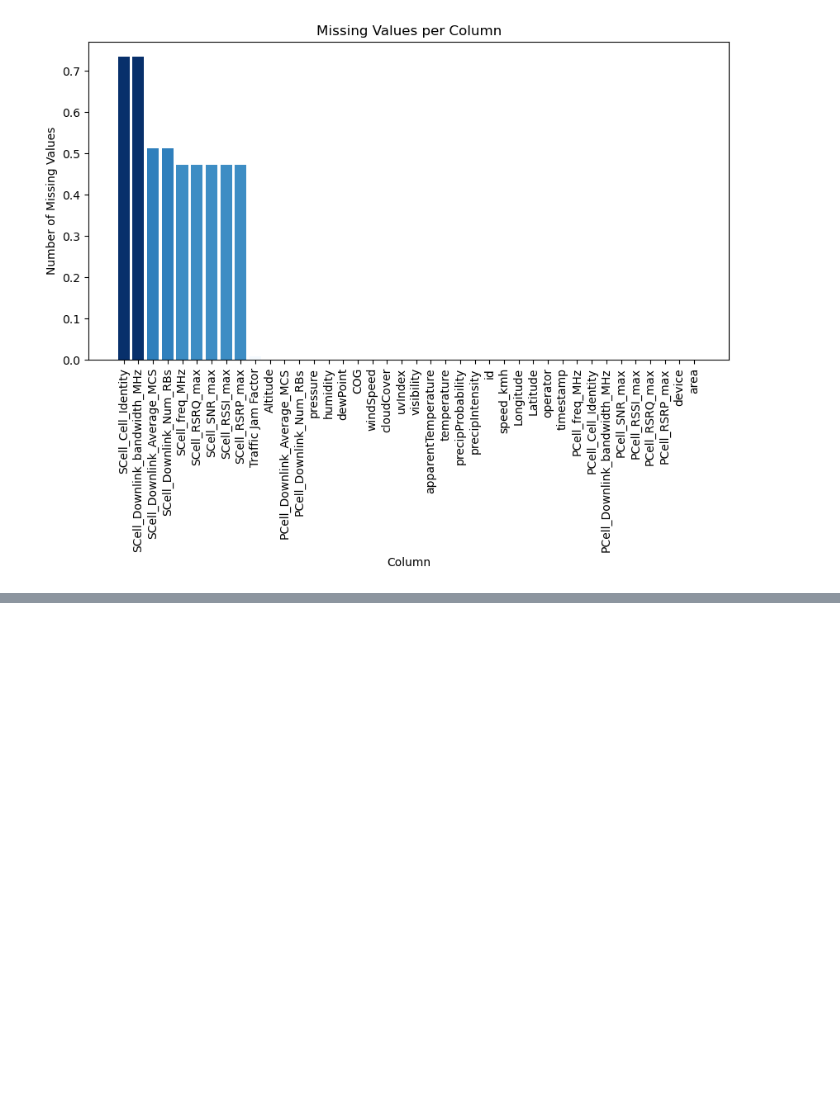
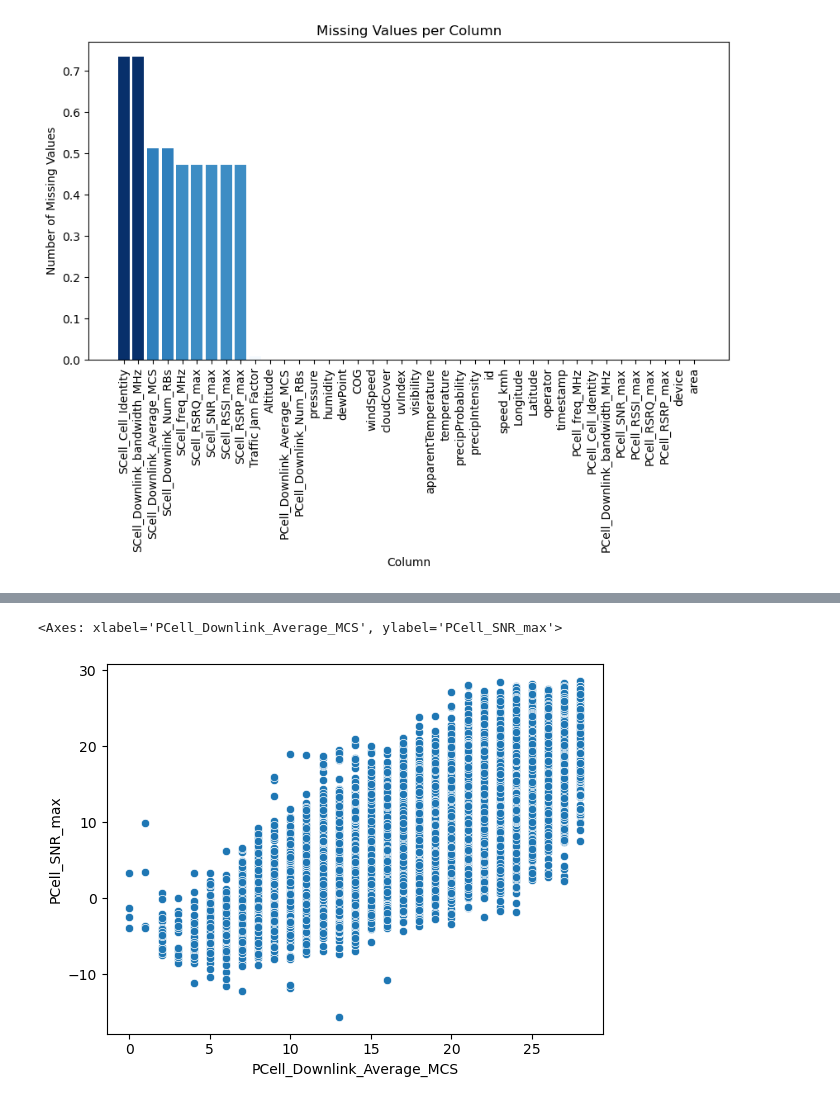
Before and after one commit to arellignapika/Predicting-Wireless-Quality-of-Service-in-Multi-Domain-Environments, a Jupyter notebook: Predicting_QOS.ipynb, the cells around one changed output, grey strips where cells are left out. Cells and saved outputs as stored; diff of their text form; code cells hidden in the pictures; blank space fills up the shorter version.

```diff
--- a/Predicting_QOS.ipynb
+++ b/Predicting_QOS.ipynb
@@ -87,0 +881,6 @@ plt.show()
+# %%
+import seaborn as sns
+sns.scatterplot(x=Train['PCell_Downlink_Average_MCS'],y=Train['PCell_SNR_max'])
+# %% [output]
+<Axes: xlabel='PCell_Downlink_Average_MCS', ylabel='PCell_SNR_max'>
+[figure, added]
```
Also changed, not shown: parts of 50 cells of this notebook.
